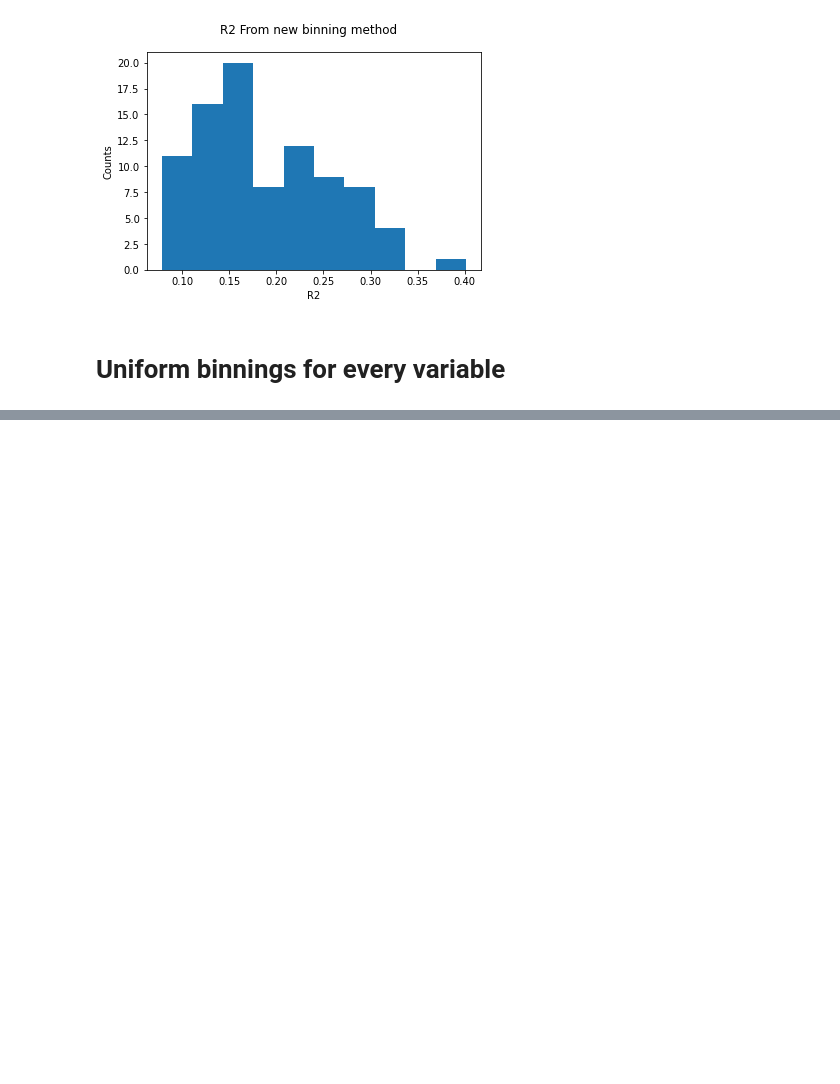
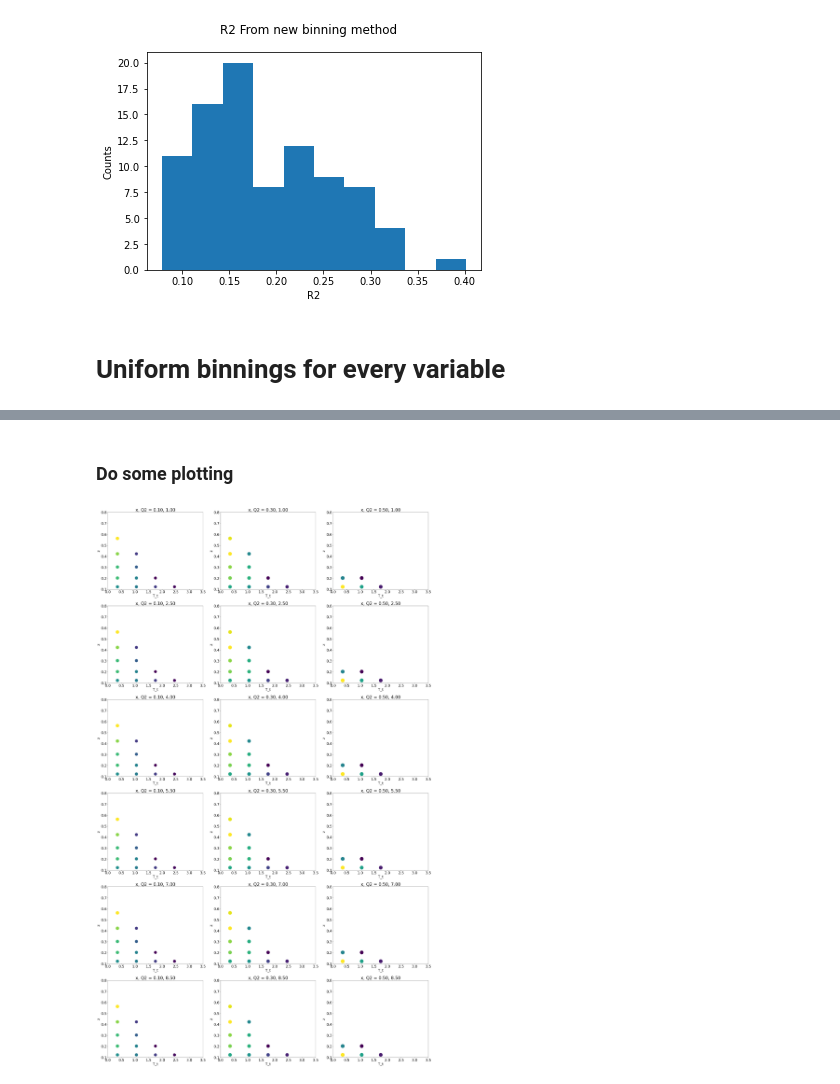
Before and after one commit to RowanKell/affinityRowan, a Jupyter notebook: Binning.ipynb, the cells around one changed output, grey strips where cells are left out. Drawn from its saved outputs; the diff is of its cells as text; code cells hidden in the pictures; blank space fills up the shorter version.

```diff
--- a/Binning.ipynb
+++ b/Binning.ipynb
@@ -236,0 +237,5 @@ axs[2,1].set(xlabel = "T_t", ylabel = "Q2")
+# %%
+df = data.copy()
+df['R2'] = (df['M_ki'] ** 2 ) / (df['Q'] ** 2)
+df['TMDAFF'] = df['R2'] < 0.3
+df['TMDAFF'] = df['TMDAFF'].replace({True : 1, False : 0})
@@ -236,0 +289,20 @@ axs[2,1].set(xlabel = "T_t", ylabel = "Q2")
+# %% [markdown]
+### Do some plotting
+# %%
+import matplotlib
+matplotlib.rcParams.update({'font.size': 22})
+# %%
+plotfig, plotaxs = plot.subplots(len(Q2_bin_centers),len(x_bin_centers), figsize = (len(x_bin_centers) * 8 + 5,len(Q2_bin_centers) * 8))
+# plotfig.suptitle("Affinity Value (toy model) binned by x, Q2 then z, T_t")
+for i, curr_x in enumerate(x_bin_centers):
+    for j, curr_Q2 in enumerate(Q2_bin_centers):
+        filtered_binned_df = binned_df[
+            (binned_df['x'] > x_bin_edges[i]) & (binned_df['x'] < x_bin_edges[i+1]) &
+            (binned_df['Q'] > np.sqrt(Q2_bin_edges[i])) & (binned_df['Q'] < np.sqrt(Q2_bin_edges[i+1]))
+        ]
+        plotaxs[j,i].scatter(filtered_binned_df['T_t'],np.square(filtered_binned_df['z']), s = filtered_binned_df['TMDAFF'] * 500, c = filtered_binned_df['TMDAFF']);
+        plotaxs[j,i].set(xlabel = "T_t", ylabel = "z", title = f'x, Q2 = {curr_x:0.2f}, {curr_Q2:0.2f}')
+        plotaxs[j,i].set(xlim =(T_t_bin_edges[0],T_t_bin_edges[-1]), ylim = (z_bin_edges[0],z_bin_edges[-1]), title = f'x, Q2 = {curr_x:0.2f}, {curr_Q2:0.2f}')
+plotfig.tight_layout()
+# %% [output]
+[figure, added]
```
Also changed, not shown: parts of 5 cells of this notebook.
